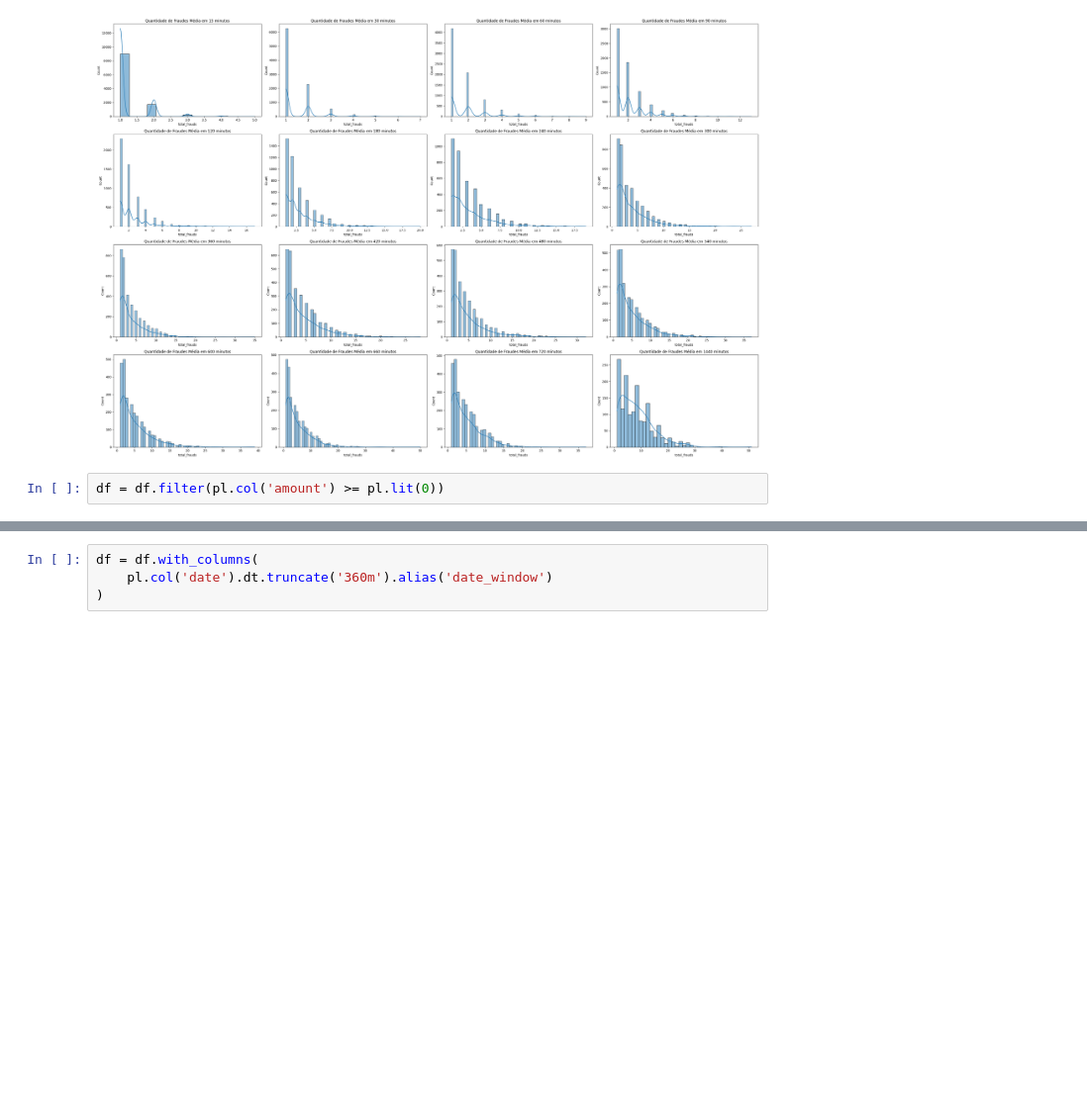
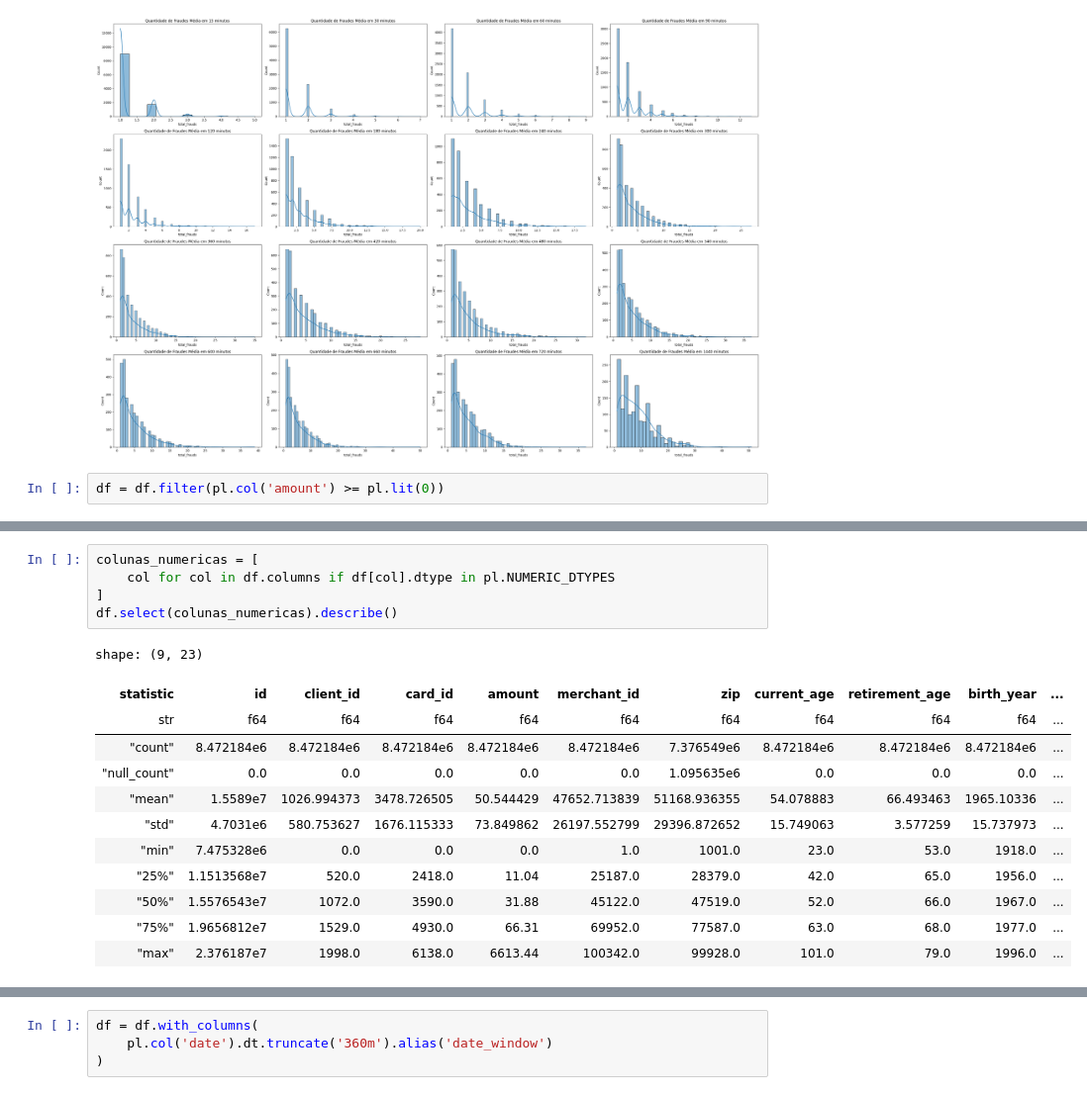
Before and after one commit to Angelicogfa/tcc_mba_datascience_analytics_usp_esalq, a Jupyter notebook: 03-modelagem_dados.ipynb, the cells around one changed output, grey strips where cells are left out. Shown at 99% size. Cells and saved outputs as stored; diff of their text form; blank space fills up the shorter version.

```diff
--- a/03-modelagem_dados.ipynb
+++ b/03-modelagem_dados.ipynb
@@ -135,3 +128,21 @@ shape: (5, 39)
+# %%
+colunas_numericas = [
+    col for col in df.columns if df[col].dtype in pl.NUMERIC_DTYPES
+]
+df.select(colunas_numericas).describe()
+# %% [output]
+shape: (9, 23)
+| statistic | id | client_id | card_id | amount | merchant_id | zip | current_age | retirement_age | birth_year | ... |
+| str | f64 | f64 | f64 | f64 | f64 | f64 | f64 | f64 | f64 | ... |
+| "count" | 8.472184e6 | 8.472184e6 | 8.472184e6 | 8.472184e6 | 8.472184e6 | 7.376549e6 | 8.472184e6 | 8.472184e6 | 8.472184e6 | ... |
+| "null_count" | 0.0 | 0.0 | 0.0 | 0.0 | 0.0 | 1.095635e6 | 0.0 | 0.0 | 0.0 | ... |
+| "mean" | 1.5589e7 | 1026.994373 | 3478.726505 | 50.544429 | 47652.713839 | 51168.936355 | 54.078883 | 66.493463 | 1965.10336 | ... |
+| "std" | 4.7031e6 | 580.753627 | 1676.115333 | 73.849862 | 26197.552799 | 29396.872652 | 15.749063 | 3.577259 | 15.737973 | ... |
+| "min" | 7.475328e6 | 0.0 | 0.0 | 0.0 | 1.0 | 1001.0 | 23.0 | 53.0 | 1918.0 | ... |
+| "25%" | 1.1513568e7 | 520.0 | 2418.0 | 11.04 | 25187.0 | 28379.0 | 42.0 | 65.0 | 1956.0 | ... |
+| "50%" | 1.5576543e7 | 1072.0 | 3590.0 | 31.88 | 45122.0 | 47519.0 | 52.0 | 66.0 | 1967.0 | ... |
+| "75%" | 1.9656812e7 | 1529.0 | 4930.0 | 66.31 | 69952.0 | 77587.0 | 63.0 | 68.0 | 1977.0 | ... |
+| "max" | 2.376187e7 | 1998.0 | 6138.0 | 6613.44 | 100342.0 | 99928.0 | 101.0 | 79.0 | 1996.0 | ... |
 # %% [markdown]
 ## Conversão do dataset em um dataset agrupado
 
```
Also changed, not shown: parts of 8 cells of this notebook.
